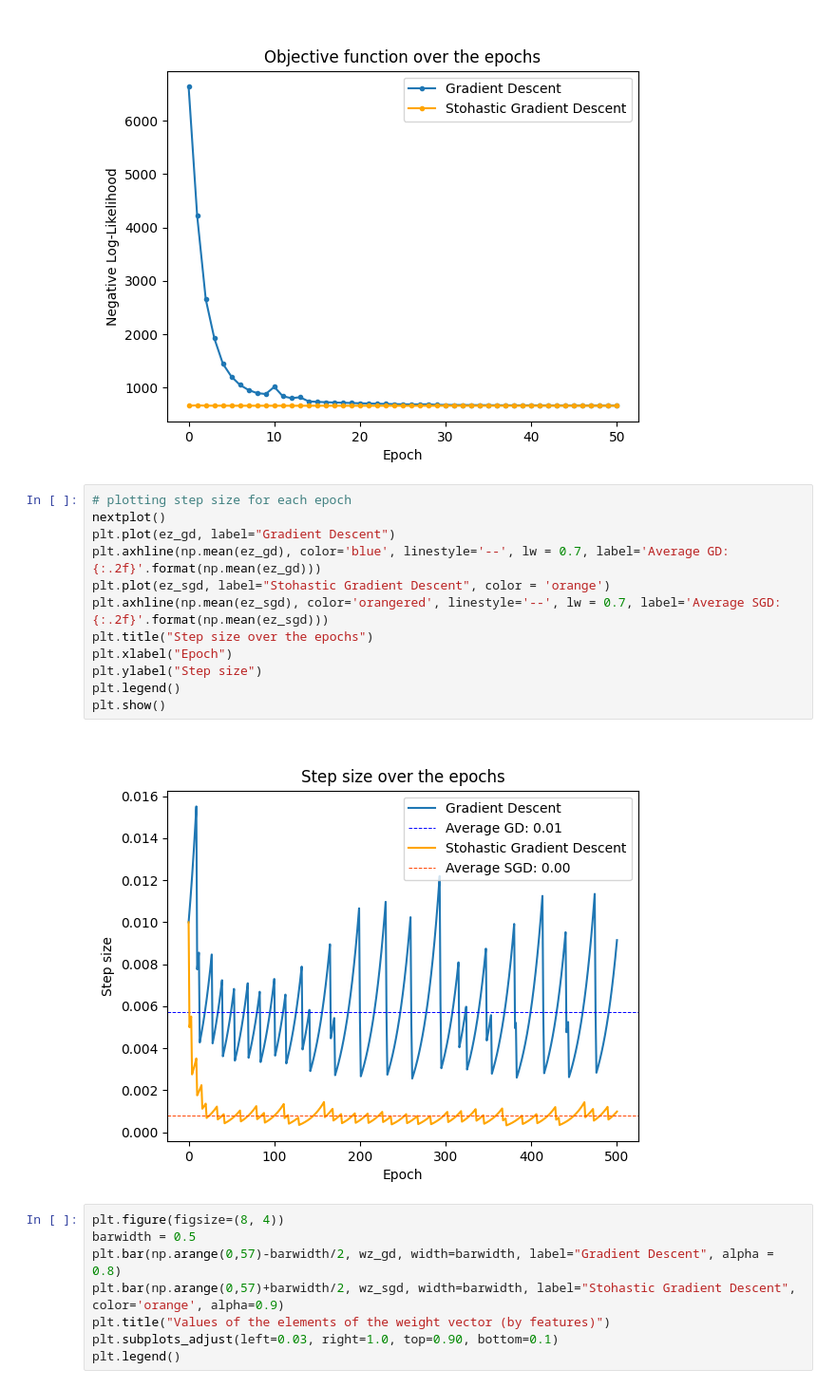
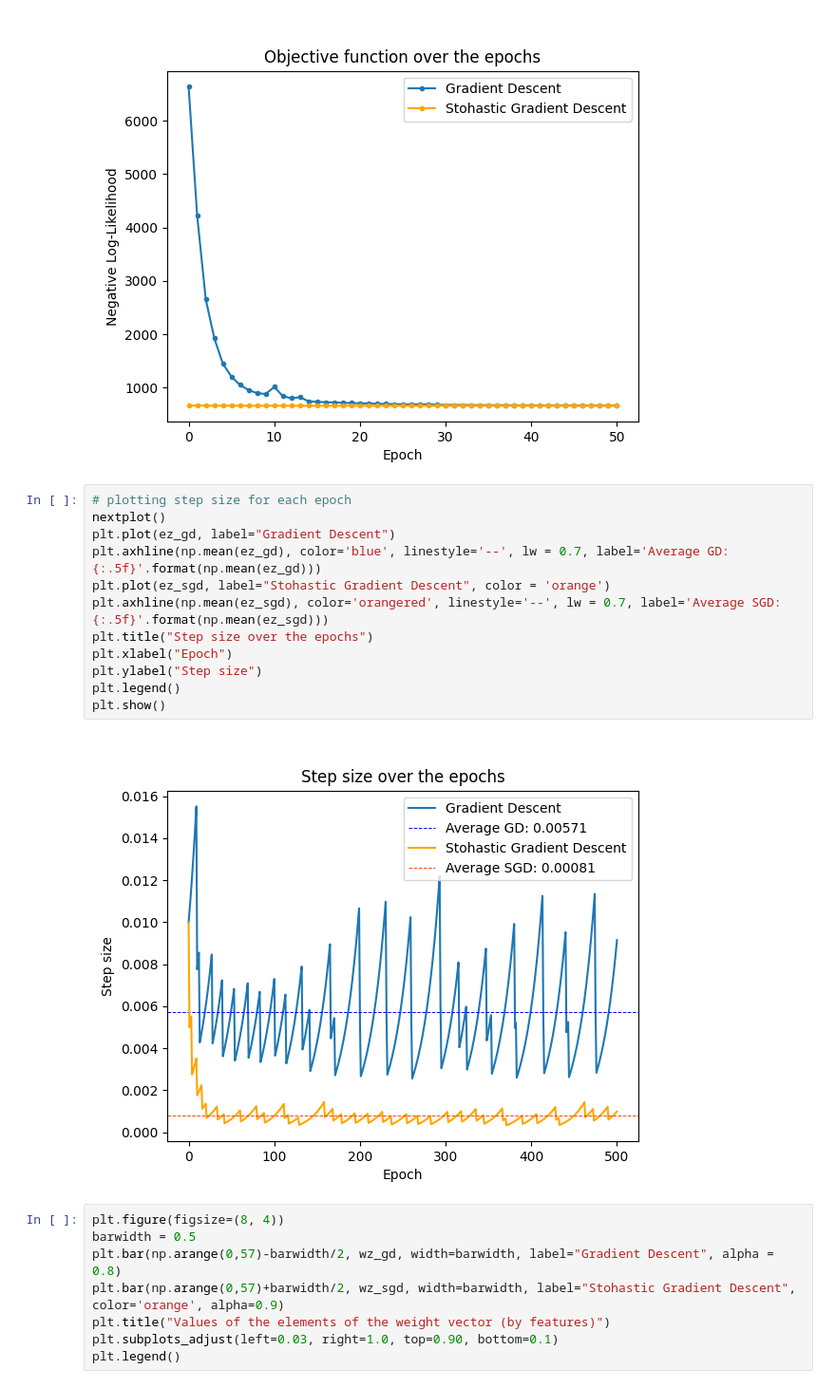
Before and after one commit to abisliouk/-IE675b-machine-learning, a Jupyter notebook: Assignment 2/a02-lr.ipynb, the cells around one changed output. Shown at 95% size. Cells and saved outputs as stored; diff of their text form.

Commit message:
small change to 2e plot

```diff
--- a/Assignment 2/a02-lr.ipynb
+++ b/Assignment 2/a02-lr.ipynb
@@ -647,17 +647,17 @@ plt.show()
 # %%
 # plotting step size for each epoch
 nextplot()
 plt.plot(ez_gd, label="Gradient Descent")
-plt.axhline(np.mean(ez_gd), color='blue', linestyle='--', lw = 0.7, label='Average GD: {:.2f}'.format(np.mean(ez_gd)))
+plt.axhline(np.mean(ez_gd), color='blue', linestyle='--', lw = 0.7, label='Average GD: {:.5f}'.format(np.mean(ez_gd)))
 plt.plot(ez_sgd, label="Stohastic Gradient Descent", color = 'orange')
-plt.axhline(np.mean(ez_sgd), color='orangered', linestyle='--', lw = 0.7, label='Average SGD: {:.2f}'.format(np.mean(ez_sgd)))
+plt.axhline(np.mean(ez_sgd), color='orangered', linestyle='--', lw = 0.7, label='Average SGD: {:.5f}'.format(np.mean(ez_sgd)))
 plt.title("Step size over the epochs")
 plt.xlabel("Epoch")
 plt.ylabel("Step size")
 plt.legend()
 plt.show()
 # %% [output]
-[figure, old version]
+[figure, new version]
 # %%
 plt.figure(figsize=(8, 4))
 barwidth = 0.5
```
